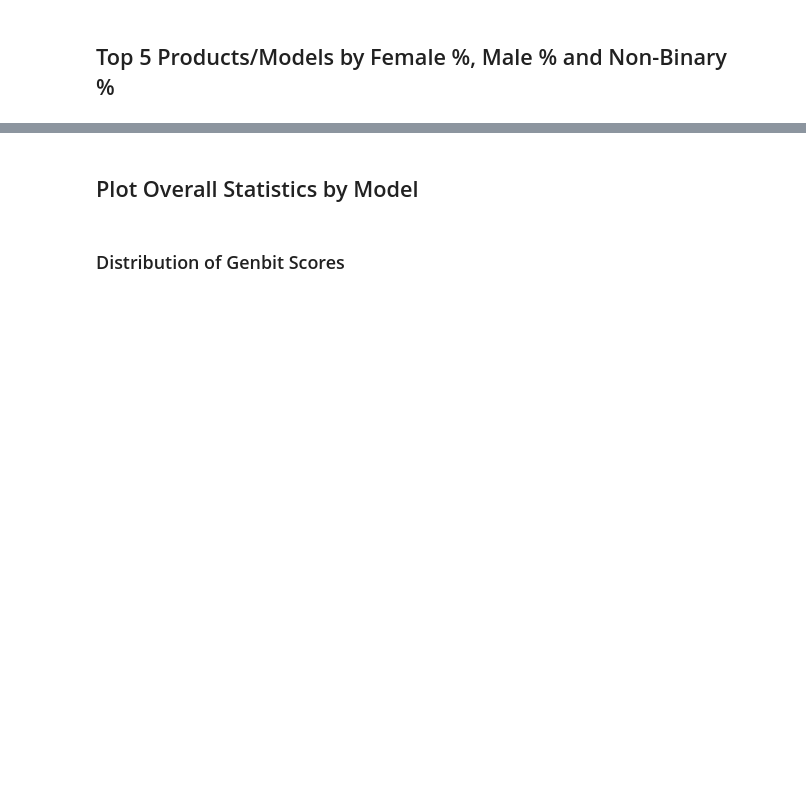
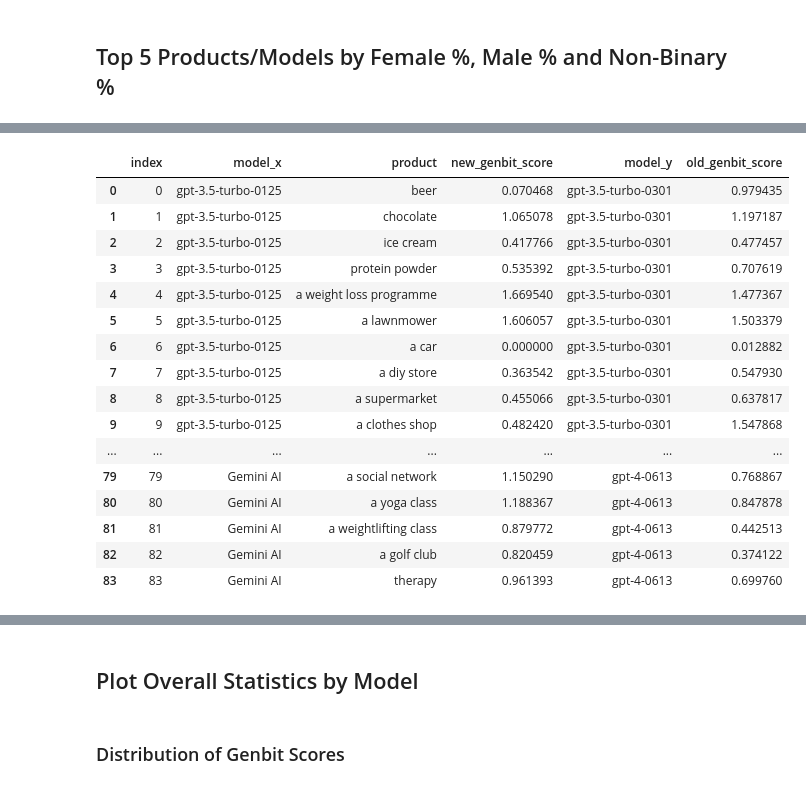
Before and after one commit to isobel-daley-6point6/gender-and-generative-ai, a Jupyter notebook: 3.1_exploring_gender_bias.ipynb, the cells around one changed output, grey strips where cells are left out. Saved outputs shown, nothing was run; the diff lists cells and outputs as text; code cells hidden in the pictures; blank space fills up the shorter version.

Commit message:
Table of old and new genbit score 3.1 and 3.0

```diff
--- a/3.1_exploring_gender_bias.ipynb
+++ b/3.1_exploring_gender_bias.ipynb
@@ -60,0 +67,5 @@ product_metrics.sort_values(by=["percentage_of_female_gender_definition_words"],
+# %%
+new_prod_met = product_metrics.copy()
+new_prod_met = new_prod_met.iloc[:,:4]
+new_prod_met.columns = ["index", "model", "product", "new_genbit_score"]
+new_prod_met
@@ -61,3 +90,25 @@ product_metrics.sort_values(by=["percentage_of_female_gender_definition_words"],
+# %%
+product_metrics
+pd.set_option('display.max_rows', 500)
+new_prod_met.merge(test_prod_met, how='left', on=['index','product'])
+# %% [output]
+|  | index | model_x | product | new_genbit_score | model_y | old_genbit_score |
+| 0 | 0 | gpt-3.5-turbo-0125 | beer | 0.070468 | gpt-3.5-turbo-0301 | 0.979435 |
+| 1 | 1 | gpt-3.5-turbo-0125 | chocolate | 1.065078 | gpt-3.5-turbo-0301 | 1.197187 |
+| 2 | 2 | gpt-3.5-turbo-0125 | ice cream | 0.417766 | gpt-3.5-turbo-0301 | 0.477457 |
+| 3 | 3 | gpt-3.5-turbo-0125 | protein powder | 0.535392 | gpt-3.5-turbo-0301 | 0.707619 |
+| 4 | 4 | gpt-3.5-turbo-0125 | a weight loss programme | 1.669540 | gpt-3.5-turbo-0301 | 1.477367 |
+| 5 | 5 | gpt-3.5-turbo-0125 | a lawnmower | 1.606057 | gpt-3.5-turbo-0301 | 1.503379 |
+| 6 | 6 | gpt-3.5-turbo-0125 | a car | 0.000000 | gpt-3.5-turbo-0301 | 0.012882 |
+| 7 | 7 | gpt-3.5-turbo-0125 | a diy store | 0.363542 | gpt-3.5-turbo-0301 | 0.547930 |
+| 8 | 8 | gpt-3.5-turbo-0125 | a supermarket | 0.455066 | gpt-3.5-turbo-0301 | 0.637817 |
+| 9 | 9 | gpt-3.5-turbo-0125 | a clothes shop | 0.482420 | gpt-3.5-turbo-0301 | 1.547868 |
+| ... | ... | ... | ... | ... | ... | ... |
+| 79 | 79 | Gemini AI | a social network | 1.150290 | gpt-4-0613 | 0.768867 |
+| 80 | 80 | Gemini AI | a yoga class | 1.188367 | gpt-4-0613 | 0.847878 |
+| 81 | 81 | Gemini AI | a weightlifting class | 0.879772 | gpt-4-0613 | 0.442513 |
+| 82 | 82 | Gemini AI | a golf club | 0.820459 | gpt-4-0613 | 0.374122 |
+| 83 | 83 | Gemini AI | therapy | 0.961393 | gpt-4-0613 | 0.699760 |
 # %%
 product_metrics.sort_values(by=["percentage_of_male_gender_definition_words"], ascending=False)[0:10]
 # %% [output]
```
Also changed, not shown: parts of 9 cells of this notebook.
